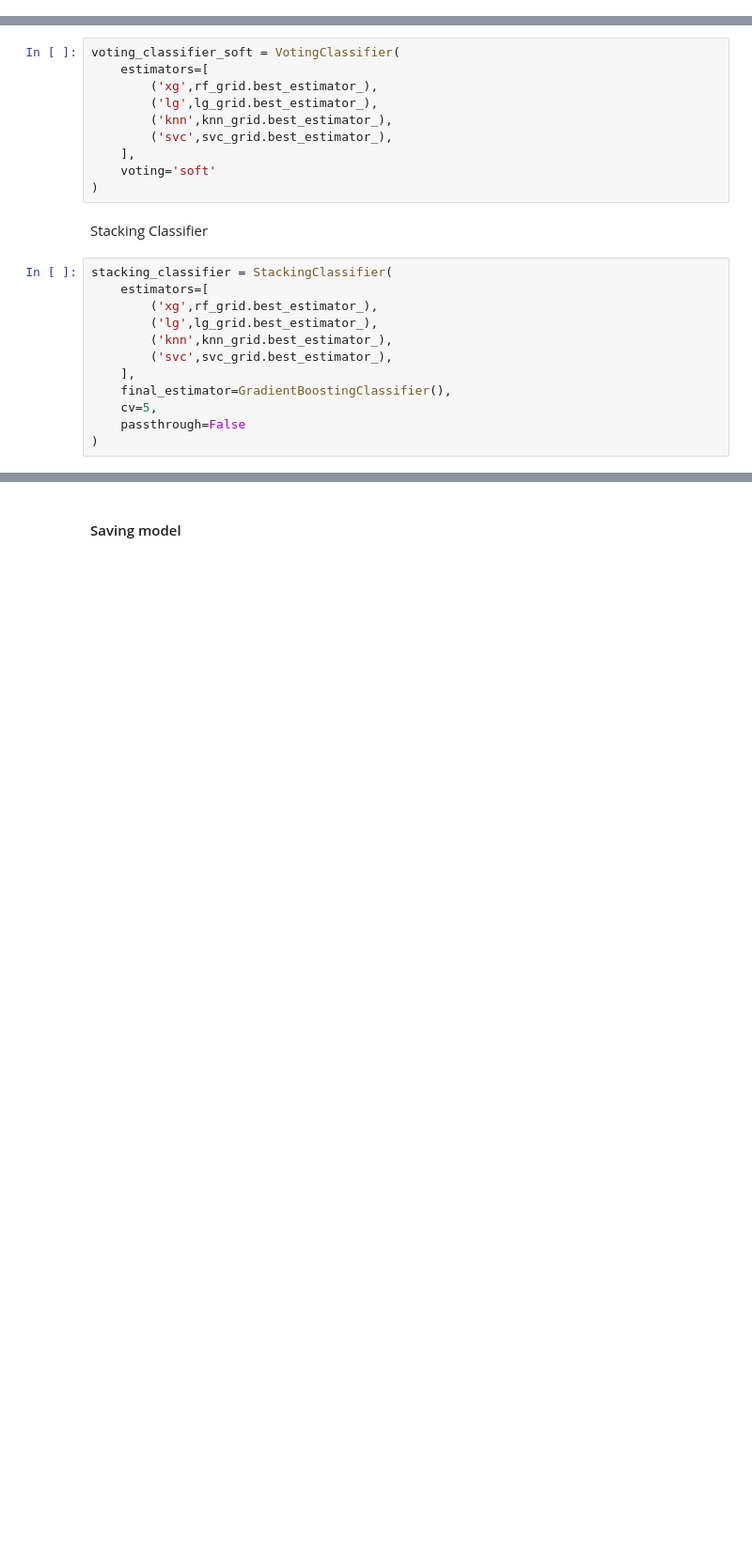
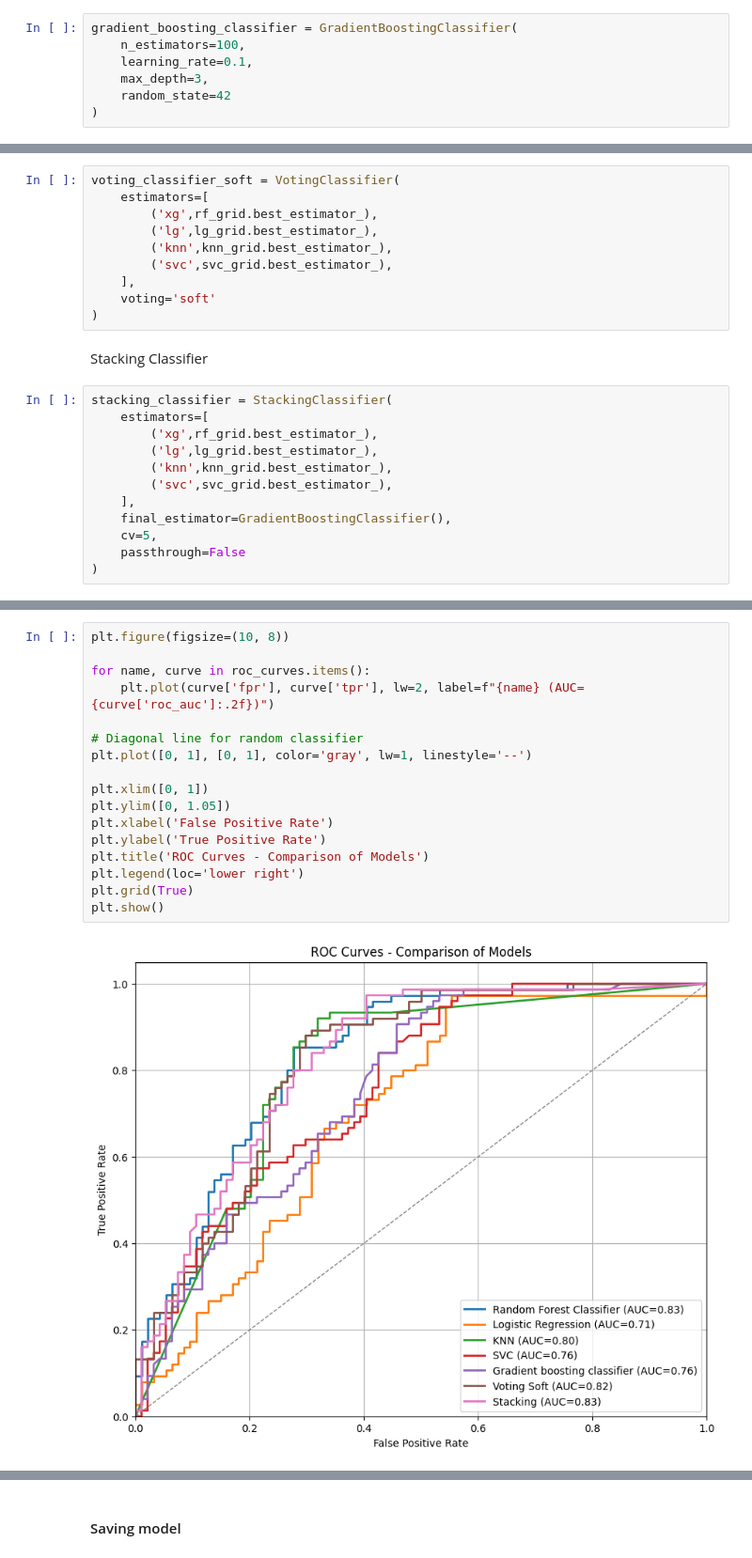
Before and after one commit to ourahma/LoanPrediction_ML, a Jupyter notebook: LoanPrediction.ipynb, the cells around one changed output, grey strips where cells are left out. Shown at 94% size. Saved outputs shown, nothing was run; the diff lists cells and outputs as text; blank space fills up the shorter version.

```diff
--- a/LoanPrediction.ipynb
+++ b/LoanPrediction.ipynb
@@ -561,3 +565,10 @@ This systematic comparison allows selecting the model that balances accuracy, ge
+# %%
+gradient_boosting_classifier = GradientBoostingClassifier(
+    n_estimators=100,
+    learning_rate=0.1,
+    max_depth=3,
+    random_state=42
+)
 # %% [markdown]
 Voting Classifier (hard)
 # %%
@@ -657,3 +697,22 @@ df_results
+# %%
+plt.figure(figsize=(10, 8))
+
+for name, curve in roc_curves.items():
+    plt.plot(curve['fpr'], curve['tpr'], lw=2, label=f"{name} (AUC={curve['roc_auc']:.2f})")
+
+# Diagonal line for random classifier
+plt.plot([0, 1], [0, 1], color='gray', lw=1, linestyle='--')
+
+plt.xlim([0, 1])
+plt.ylim([0, 1.05])
+plt.xlabel('False Positive Rate')
+plt.ylabel('True Positive Rate')
+plt.title('ROC Curves - Comparison of Models')
+plt.legend(loc='lower right')
+plt.grid(True)
+plt.show()
+# %% [output]
+[figure, added]
 # %% [markdown]
 Based on the validation metrics:
 
```
Also changed, not shown: parts of 13 cells of this notebook, 1 other file.
